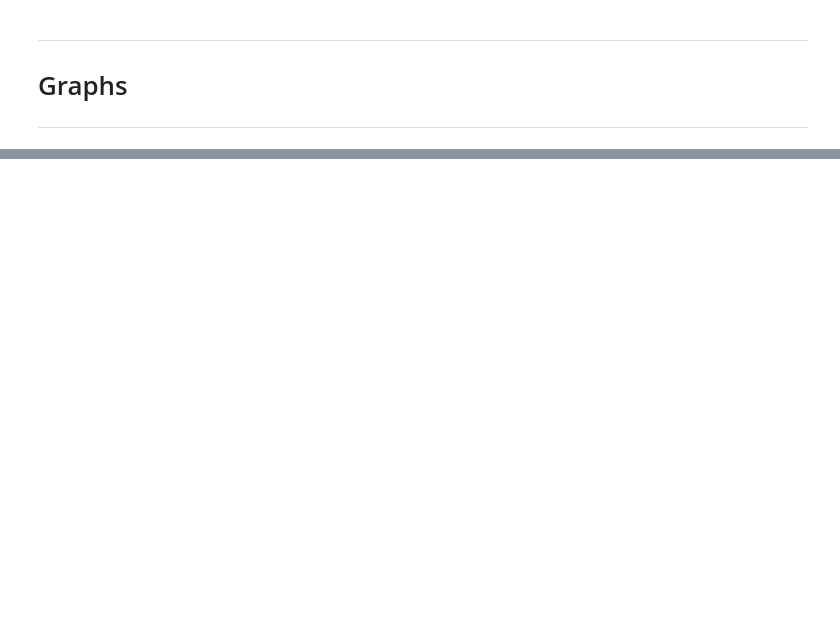
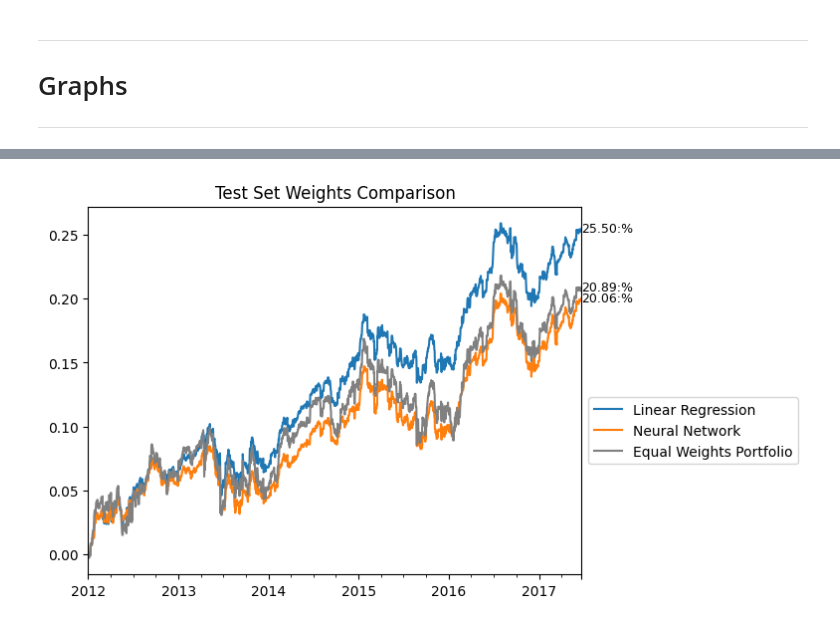
Before and after one commit to ennservalentin/taa_wu_bac, a Jupyter notebook: 05_linear_regressions.ipynb, the cells around one changed output, grey strips where cells are left out. Cells and saved outputs as stored; diff of their text form; code cells hidden in the pictures; blank space fills up the shorter version.

```diff
--- a/05_linear_regressions.ipynb
+++ b/05_linear_regressions.ipynb
@@ -19,6 +19,9 @@ Running linear regression...
 # Import NN weights
 weights_test_nn = pd.read_csv('export/test_weights_nn.csv')
 weights_test_nn.index = linear_weights_test.index
+
+weights_train_nn = pd.read_csv('export/train_weights_nn.csv')
+weights_train_nn.index = linear_weights_train.index
 # %% [markdown]
 ---
 # Graphs
@@ -29,0 +33,4 @@ draw_strategies(linear_weights_test, "Linear Regression", weights_test_nn, "Neur
+# %%
+draw_strategies(linear_weights_train, "Linear Regression", weights_train_nn, "Neural Network", "Test Set Weights Comparison", True)
+# %% [output]
+[figure, added]
```
Also changed, not shown: parts of 7 cells of this notebook, 6 other files.
